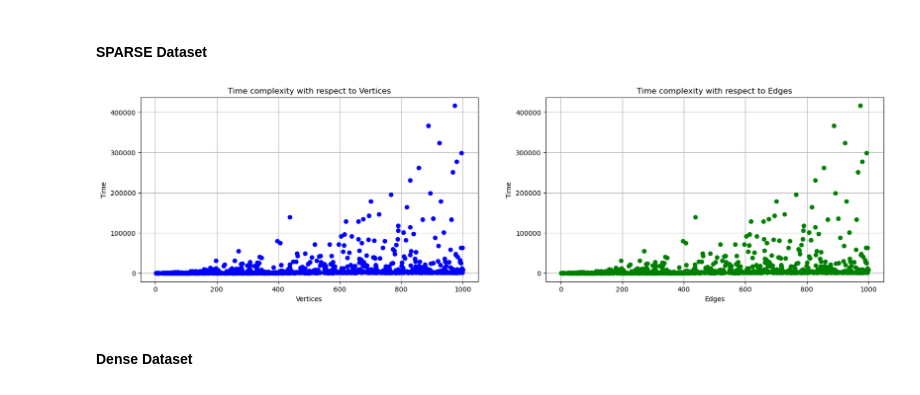
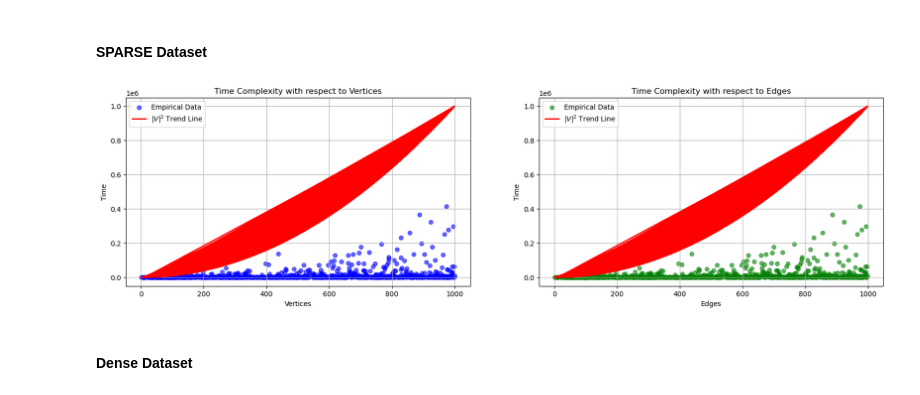
Before and after one commit to ChoWei0310/SC2001-Algorithm-Design, a Jupyter notebook: Lab2/SC2001_ExampleClass_2.ipynb, the cells around one changed output. Cells and saved outputs as stored; diff of their text form; code cells hidden in the pictures.

```diff
--- a/Lab2/SC2001_ExampleClass_2.ipynb
+++ b/Lab2/SC2001_ExampleClass_2.ipynb
@@ -130,24 +130,38 @@ def list_heap_complexity_dense(V, E):
 #### SPARSE Dataset
 # %%
 import matplotlib.pyplot as plt
+import numpy as np
 
-fig, ax = plt.subplots(1,2, figsize=(20, 5))
+# Calculate the theoretical |V|^2 trend
+vertices = method1_df_SPARSE['Vertices']
+edges = method1_df_SPARSE['Edges']
+vertices_squared = vertices ** 2
 
-ax[0].plot(method1_df_SPARSE['Vertices'], method1_df_SPARSE['Time Array (Method 1)'], 'o', color='b')
-ax[0].set_title(f'Time complexity with respect to Vertices')
+# Plot the graphs
+fig, ax = plt.subplots(1, 2, figsize=(20, 5))
+
+# Plot the first graph with Vertices vs Time
+ax[0].scatter(vertices, method1_df_SPARSE['Time Array (Method 1)'], color='b', alpha=0.6, label='Empirical Data')
+ax[0].plot(vertices, vertices_squared, color='r', label='$|V|^2$ Trend Line', linewidth=2)
+ax[0].set_title('Time Complexity with respect to Vertices')
 ax[0].set_xlabel('Vertices')
 ax[0].set_ylabel('Time')
 ax[0].grid(True)
+ax[0].legend()
 
-ax[1].plot(method1_df_SPARSE['Edges'], method1_df_SPARSE['Time Array (Method 1)'], 'o', color='g')
-ax[1].set_title(f'Time complexity with respect to Edges')
+# Plot the second graph with Edges vs Time
+# Assuming that |E| is approximately proportional to |V|^2 for comparison
+ax[1].scatter(edges, method1_df_SPARSE['Time Array (Method 1)'], color='g', alpha=0.6, label='Empirical Data')
+ax[1].plot(edges, vertices_squared, color='r', label='$|V|^2$ Trend Line', linewidth=2)
+ax[1].set_title('Time Complexity with respect to Edges')
 ax[1].set_xlabel('Edges')
 ax[1].set_ylabel('Time')
 ax[1].grid(True)
+ax[1].legend()
 
 plt.show()
 # %% [output]
-[figure, old version]
+[figure, new version]
 # %% [markdown]
 #### Dense Dataset
 # %%
```
